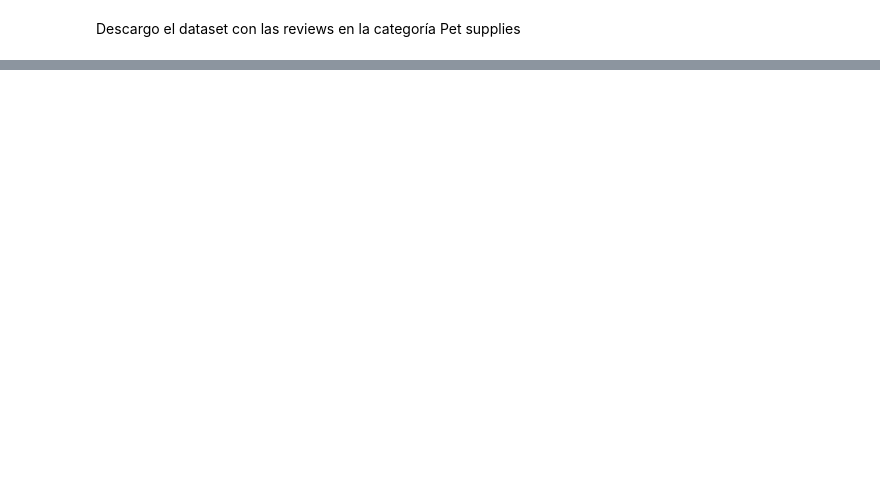
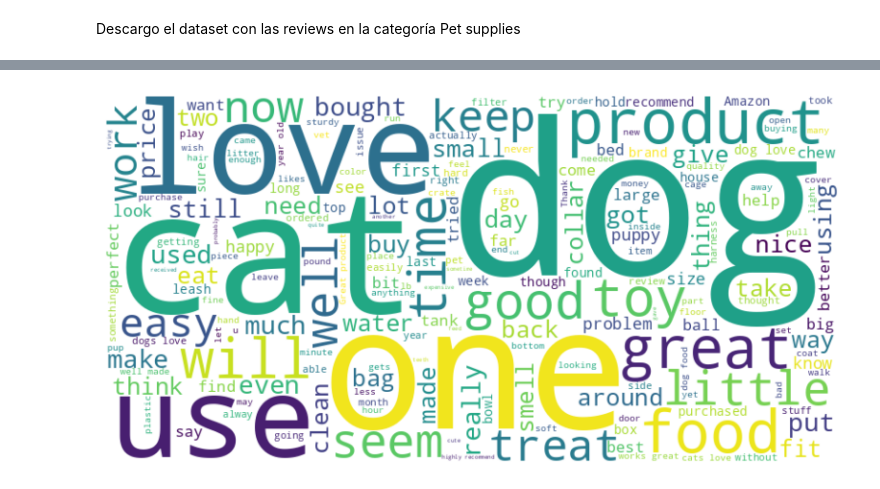
Before and after one commit to Lynphex/TrainingProjects, a Jupyter notebook: NLP/PRACTICA_NLP.ipynb, the cells around one changed output, grey strips where cells are left out. Cells and saved outputs as stored; diff of their text form; code cells hidden in the pictures; blank space fills up the shorter version.

```diff
--- a/NLP/PRACTICA_NLP.ipynb
+++ b/NLP/PRACTICA_NLP.ipynb
@@ -101,12 +156,13 @@ NameError: name 'datos' is not defined
 # %%
-n_grams_frecuentes = [ngram[0] for ngram in ngrams_frecuentes]
+texto_completo = ' '.join(datos['reviewText'])
 
 # Crear la nube de palabras
-ngrams_texto_completo = ' '.join([' '.join(ngram) for ngram in n_grams_frecuentes])
-wordcloud = WordCloud(width=800, height=400, background_color='white').generate(ngrams_texto_completo)
+wordcloud = WordCloud(width=800, height=400, background_color='white').generate(texto_completo)
 
 # Mostrar la nube de palabras
 plt.figure(figsize=(10, 5))
 plt.imshow(wordcloud, interpolation='bilinear')
 plt.axis('off')
 plt.show()
+# %% [output]
+[figure, added]
```
Also changed, not shown: parts of 32 cells of this notebook.
